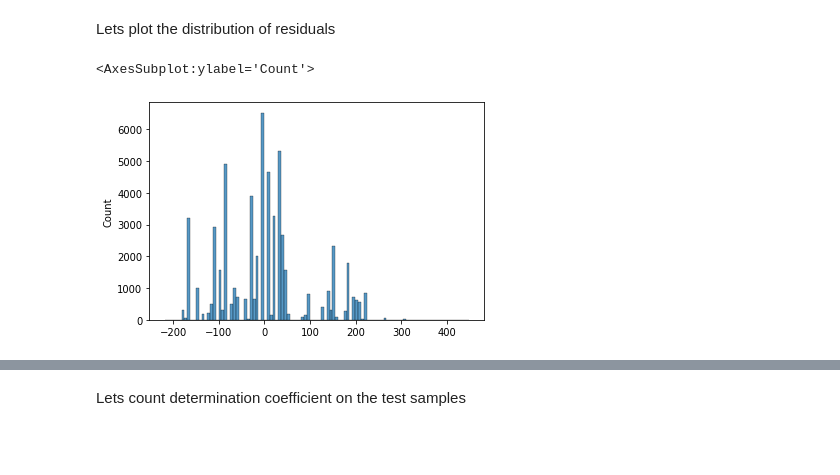
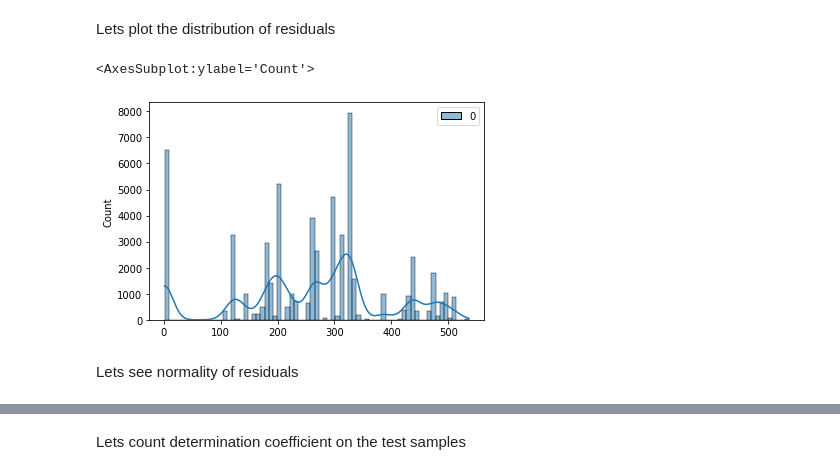
Before and after one commit to glcanvas/data-analysis, a Jupyter notebook: lab_2_statistics.ipynb, the cells around one changed output, grey strips where cells are left out. Cells and saved outputs as stored; diff of their text form; code cells hidden in the pictures; blank space fills up the shorter version.

```diff
--- a/lab_2_statistics.ipynb
+++ b/lab_2_statistics.ipynb
@@ -18,7 +18,7 @@ import itertools
 # %% [markdown]
 ## Preparation
 # %%
-path_to_dataset = Path('Downloads/Telegram Desktop/transactions.csv')
+path_to_dataset = Path('/home/nmramorov/Downloads/Telegram Desktop/transactions.csv')
 path_to_dataset.exists()
 # %% [output]
 True
@@ -43,6 +43,10 @@ df.head()
 | 3 | 0 | 87135 | 107.95 | 245.0 | 245.0 | 245.0 | 17359 | 555.0 | 150.0 | 469.0 | ... |
 | 4 | 0 | 87557 | 35.95 | 0.0 | 0.0 | 0.0 | 9785 | 343.0 | 150.0 | 485.0 | ... |
 # %%
-X = df.drop(columns='addr1 D2 V104'.split(' '))
+target_feature = 'addr1'
+to_remove = 'D2 V106 isFraud'.split(' ')
+to_remove.append(target_feature)
+X = df.drop(columns=to_remove)
+to_remove.remove(target_feature)
 X
 # %% [output]
@@ -62,5 +66,5 @@ X
 # %%
-Y = df['addr1']
+Y = df[target_feature]
 Y.head()
 # %% [output]
 0    420.0
@@ -280,19 +332,19 @@ Mean Square Error: 9291.98815
 # %%
 scaler = StandardScaler()
-X = pd.DataFrame(scaler.fit_transform(X))
+X_new_enhanced = pd.DataFrame(scaler.fit_transform(X))
 scaler = StandardScaler()
 Y_new = pd.DataFrame(scaler.fit_transform(np.array(Y).reshape((-1, 1))))
 
-X_train, X_test, y_train, y_test = train_test_split(X_new, Y_new, test_size=0.4, random_state=42)
+X_train, X_test, y_train, y_test = train_test_split(X_new_enhanced, Y_new, test_size=0.25, random_state=42)
 
 poly = PolynomialFeatures(2)
 X_train_new = poly.fit_transform(X_train)
 poly = PolynomialFeatures(2)
 X_test_new = poly.fit_transform(X_test)
-reg = LinearRegression(normalize=True)
+reg = LinearRegression()
 reg.fit(X_train_new, y_train)
 y_pred_poly = reg.predict(X_test_new)
-X_new_poly = poly.fit_transform(X_new)
+X_new_poly = poly.fit_transform(X_new_enhanced)
 y_pred_poly_all = reg.predict(X_new_poly)
 # %%
 plt.scatter([i for i in range(len(X_test_new))], y_test, label = u'Real')
@@ -315,10 +367,10 @@ Mean squared error with Polynomial model =  0.526978370650077
 # %% [markdown]
 Lets plot the distribution of residuals
 # %%
-y1 = np.array(Y)
-y2 = np.array(y_pred_all)
-y_diff = y1 - y2
-sns.histplot(y_diff, kde=False)
+residuals = Y.to_numpy().reshape((-1, 1)) - y_pred_poly_all
+sns.histplot(residuals, kde=True)
 # %% [output]
 <AxesSubplot:ylabel='Count'>
-[figure, old version]
+[figure, new version]
+# %% [markdown]
+Lets see normality of residuals
```
Also changed, not shown: parts of 31 cells of this notebook.
